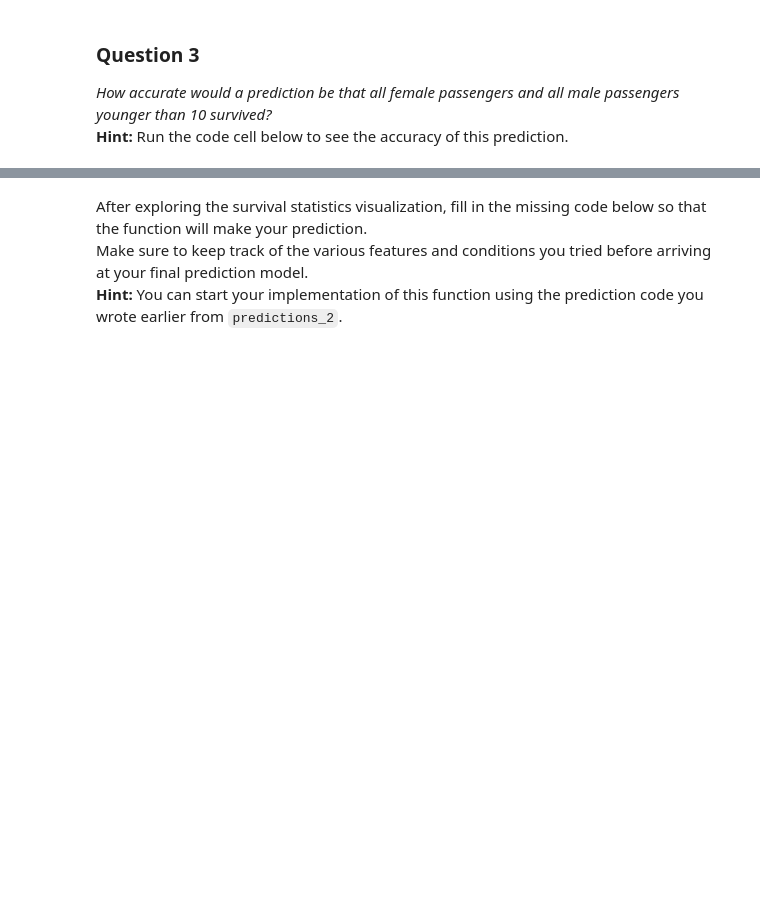
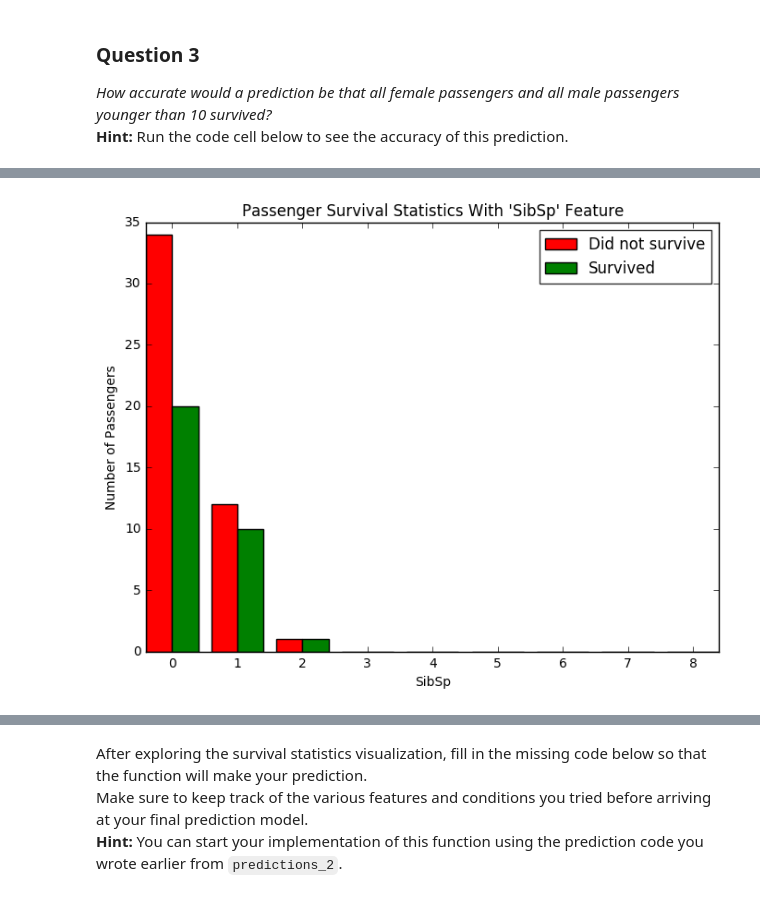
Before and after one commit to kamranazmat/Machine-Learning-Engineer-Nanodegree, a Jupyter notebook: Projects/Titanic Survival Exploration/titanic_survival_exploration.ipynb, the cells around one changed output, grey strips where cells are left out. Saved outputs shown, nothing was run; the diff lists cells and outputs as text; code cells hidden in the pictures; blank space fills up the shorter version.

```diff
--- a/Projects/Titanic Survival Exploration/titanic_survival_exploration.ipynb
+++ b/Projects/Titanic Survival Exploration/titanic_survival_exploration.ipynb
@@ -185,0 +233,4 @@ vs.survival_stats(data, outcomes, 'Age', ["Sex == 'male'", "Age < 18"])
+# %%
+vs.survival_stats(data, outcomes, 'SibSp', ["Sex == 'male'", "Age >= 10", "Pclass == 1", "Parch == 0"])
+# %% [output]
+[figure, added]
```
Also changed, not shown: parts of 24 cells of this notebook, 3 other files.
